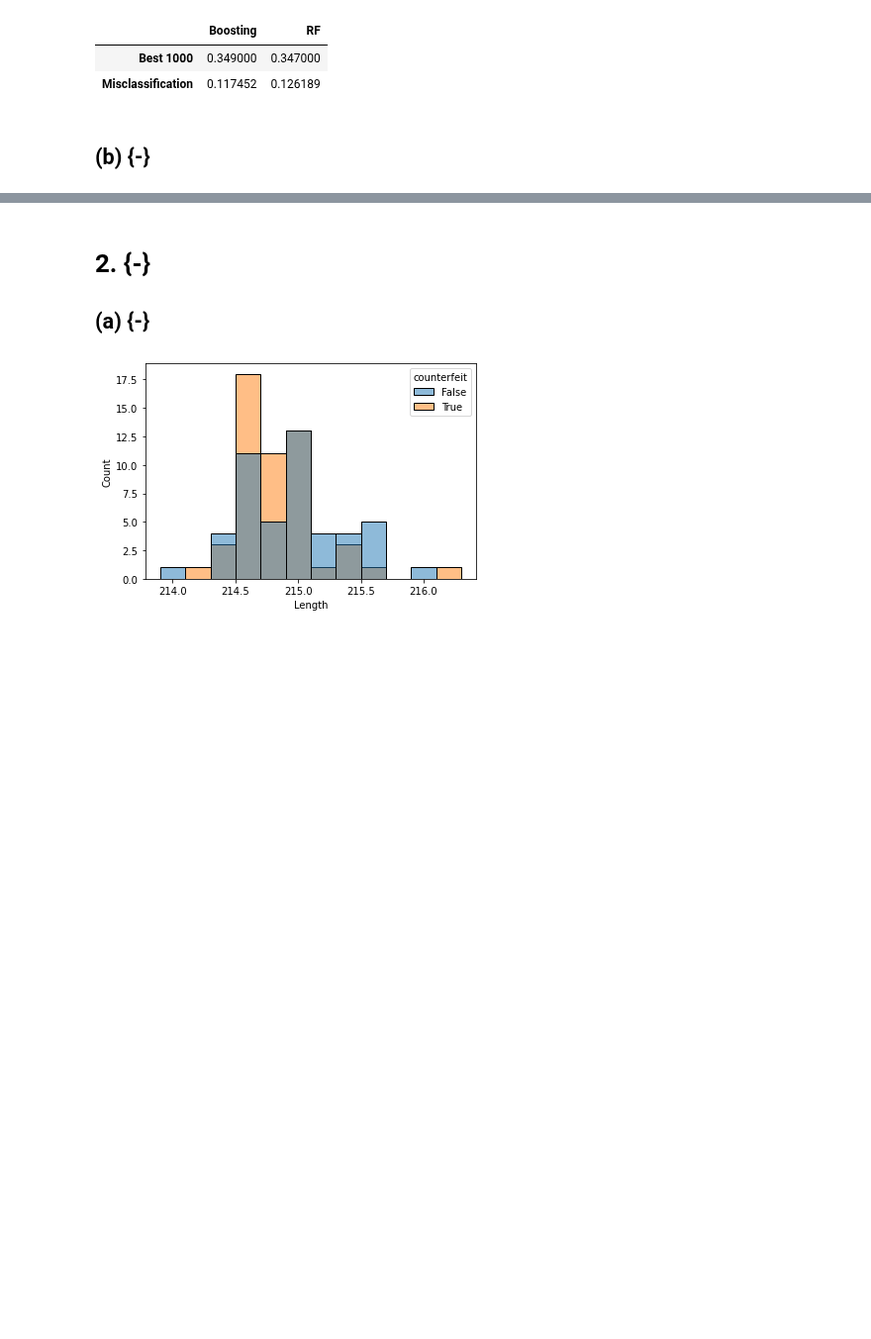
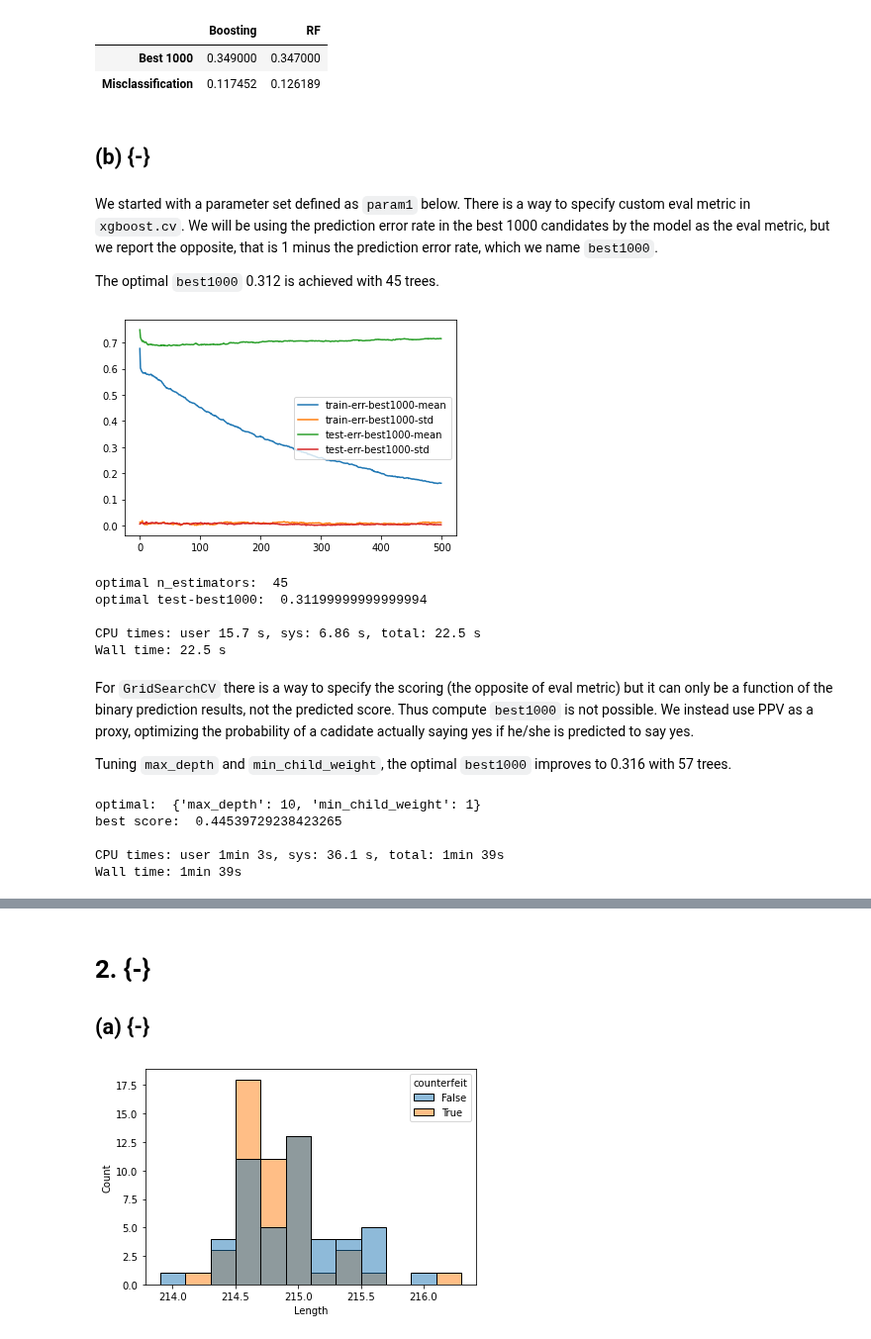
Before and after one commit to beginnerSC/mscf_hw_spring, a Jupyter notebook: ML II/2/Homework #2.ipynb, the cells around one changed output, grey strips where cells are left out. Shown at 99% size. Saved outputs shown, nothing was run; the diff lists cells and outputs as text; code cells hidden in the pictures; blank space fills up the shorter version.

````diff
--- a/ML II/2/Homework #2.ipynb
+++ b/ML II/2/Homework #2.ipynb
@@ -110,3 +110,78 @@ DataFrame(res, index=['Best 1000', 'Misclassification'])
 | Misclassification | 0.117452 | 0.126189 |
 # %% [markdown]
 ## (b) {-}
+# %% [markdown]
+We started with a parameter set defined as ```param1``` below. There is a way to specify custom eval metric in ```xgboost.cv```. We will be using the prediction error rate in the best 1000 candidates by the model as the eval metric, but we report the opposite, that is 1 minus the prediction error rate, which we name ```best1000```.
+
+The optimal ```best1000``` 0.312 is achieved with 45 trees.
+# %%
+%%time
+
+param1 = {'learning_rate': 0.1,
+          'max_depth': 6,
+          'objective': 'binary:logistic',
+          'gamma': 0,
+          'subsample': 0.8,
+          'colsample_bytree': 0.8,
+          'scale_pos_weight': 1,
+          'disable_default_eval_metric': 1,
+          'tree_method': 'gpu_hist',
+          'seed': 0,
+        }
+
+def errBest1000(preds, dtrain):
+    labels = dtrain.get_label()
+    bestIdxSet = preds.argsort()[-1000:]
+    y_select = labels[bestIdxSet]
+    return 'err-best1000', 1 - y_select.sum()/1000
+
+cvres = xgb.cv(param1, train_dm, 500, feval=errBest1000)
+cvres.plot()
+plt.show()
+
+print('optimal n_estimators: ', cvres['test-err-best1000-mean'].argmin())
+print('optimal test-best1000: ', 1-cvres['test-err-best1000-mean'].min())
+print()
+# %% [output]
+[figure, added]
+optimal n_estimators:  45
+optimal test-best1000:  0.31199999999999994
+
+CPU times: user 15.7 s, sys: 6.86 s, total: 22.5 s
+Wall time: 22.5 s
+# %% [markdown]
+For ```GridSearchCV``` there is a way to specify the scoring (the opposite of eval metric) but it can only be a function of the binary prediction results, not the predicted score. Thus compute ```best1000``` is not possible. We instead use PPV as a proxy, optimizing the probability of a cadidate actually saying yes if he/she is predicted to say yes.
+
+Tuning ```max_depth``` and ```min_child_weight```, the optimal ```best1000``` improves to 0.316 with 57 trees.
+# %%
+%%time
+from sklearn.model_selection import GridSearchCV
+from xgboost.sklearn import XGBClassifier
+from sklearn.metrics import make_scorer, confusion_matrix
+
+param_grid1 = {
+    'max_depth': [4, 6, 8, 10],
+    'min_child_weight': [1, 2, 3, 4, 5],
+}
+
+def ppv(y_true, y_pred):
+    # positive predictive value
+    tn, fp, fn, tp = confusion_matrix(y_true.values, y_pred).ravel()
+    return tp/(tp + fp)
+
+ppv_score = make_scorer(ppv)
+
+grid_search = GridSearchCV(estimator=XGBClassifier(n_estimators=45, **param1),
+                           param_grid=param_grid1,
+                           scoring=ppv_score, cv=5).fit(X_train, y_train)
+
+idx = grid_search.cv_results_['rank_test_score'].argmin()
+print('optimal: ', grid_search.cv_results_['params'][idx])
+print('best score: ', grid_search.cv_results_['mean_test_score'][idx])
+print()
+# %% [output]
+optimal:  {'max_depth': 10, 'min_child_weight': 1}
+best score:  0.44539729238423265
+
+CPU times: user 1min 3s, sys: 36.1 s, total: 1min 39s
+Wall time: 1min 39s
````
Also changed, not shown: parts of 14 cells of this notebook, 1 other file.
